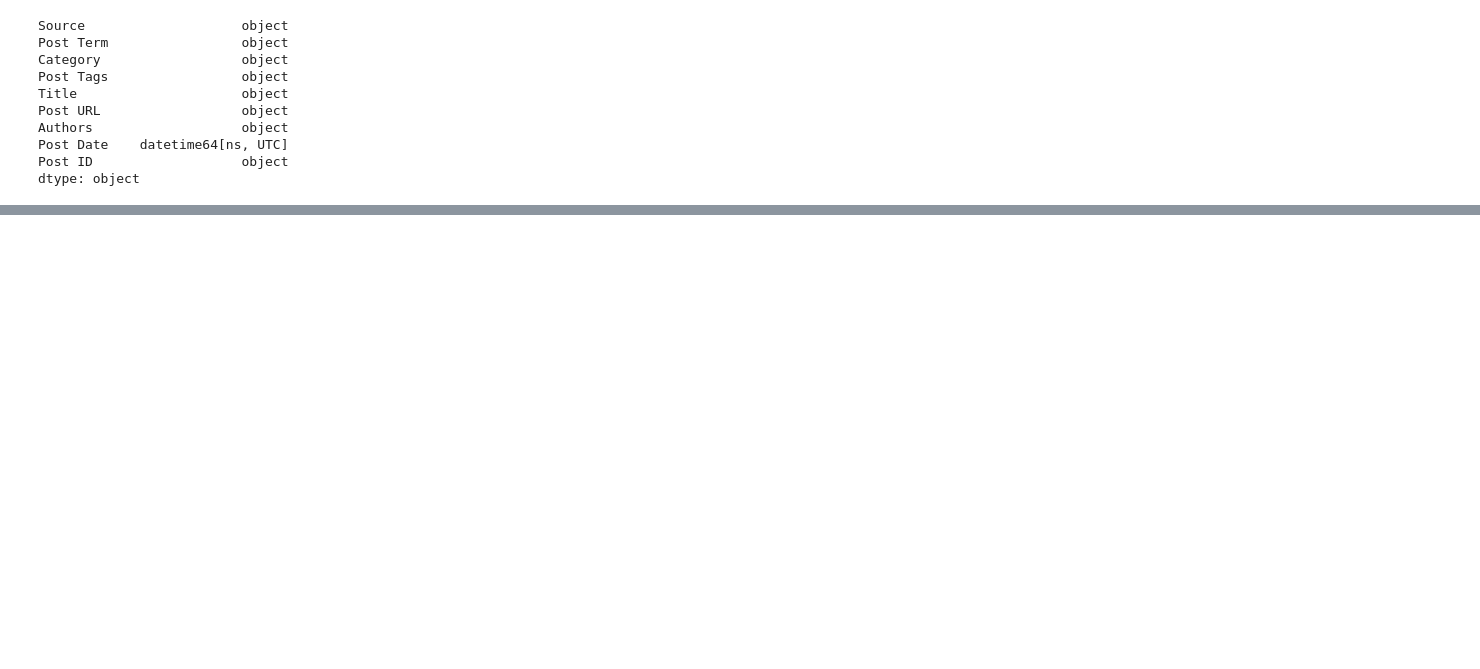
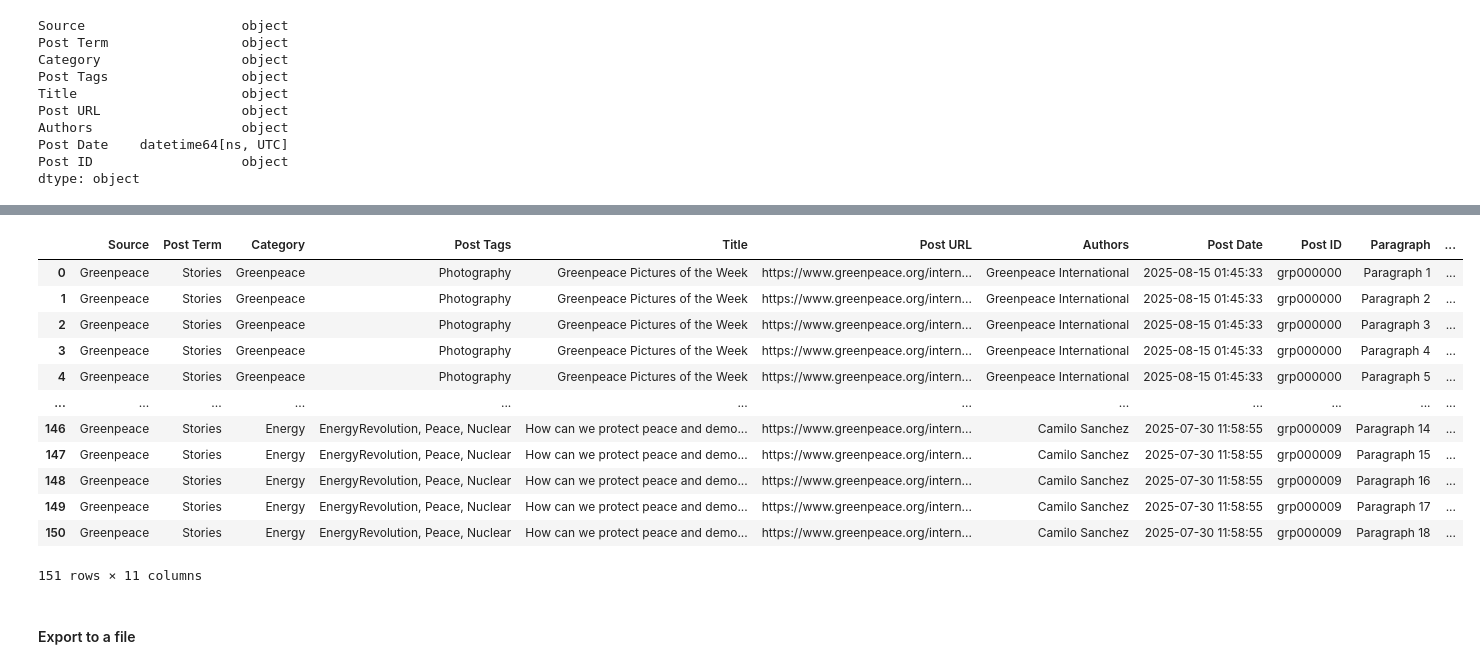
Before and after one commit to laelgelc/cl_st2_arianne, a Jupyter notebook: CL_St2_Ph1_Arianne.ipynb, the cells around one changed output, grey strips where cells are left out. Saved outputs shown, nothing was run; the diff lists cells and outputs as text; code cells hidden in the pictures; blank space fills up the shorter version.

```diff
--- a/CL_St2_Ph1_Arianne.ipynb
+++ b/CL_St2_Ph1_Arianne.ipynb
@@ -326,0 +339,4 @@ df_grp
+# %%
+df_grp = pd.read_json(f"{input_directory}/{dataset_filename_1}.jsonl", lines=True)
+# %%
+df_grp['Post Date'] = pd.to_datetime(df_grp['Post Date'], unit='ms')
@@ -328,0 +402,29 @@ scrape_html_docs(df_grp, path)
+# %%
+# Prepare to collect rows
+data = []
+
+# Loop through each 'Post ID' in the DataFrame
+for _, row in df_grp.iterrows():
+    post_id = row['Post ID']
+
+    paragraph_count = 0
+    file_path = os.path.join(path, f"{post_id}.txt")
+
+    if not os.path.isfile(file_path):
+        print(f"Missing file: {file_path}")
+        continue
+
+    with open(file_path, 'r', encoding='utf-8') as file:
+        for line in file:
+            line = ' '.join(line.split()).strip()
+            if not line:
+                continue
+            paragraph_count += 1
+            data.append({
+                'Post ID': post_id,
+                'Paragraph': f"Paragraph {paragraph_count}",
+                'Text Paragraph': line
+                })
+
+# Create final DataFrame
+df_paragraph = pd.DataFrame(data)
@@ -328,0 +447,20 @@ scrape_html_docs(df_grp, path)
+# %%
+df_grp_paragraph = df_grp.merge(df_paragraph, on='Post ID', how='left')
+# %%
+df_grp_paragraph
+# %% [output]
+|  | Source | Post Term | Category | Post Tags | Title | Post URL | Authors | Post Date | Post ID | Paragraph | ... |
+| 0 | Greenpeace | Stories | Greenpeace | Photography | Greenpeace Pictures of the Week | https://www.greenpeace.org/intern... | Greenpeace International | 2025-08-15 01:45:33 | grp000000 | Paragraph 1 | ... |
+| 1 | Greenpeace | Stories | Greenpeace | Photography | Greenpeace Pictures of the Week | https://www.greenpeace.org/intern... | Greenpeace International | 2025-08-15 01:45:33 | grp000000 | Paragraph 2 | ... |
+| 2 | Greenpeace | Stories | Greenpeace | Photography | Greenpeace Pictures of the Week | https://www.greenpeace.org/intern... | Greenpeace International | 2025-08-15 01:45:33 | grp000000 | Paragraph 3 | ... |
+| 3 | Greenpeace | Stories | Greenpeace | Photography | Greenpeace Pictures of the Week | https://www.greenpeace.org/intern... | Greenpeace International | 2025-08-15 01:45:33 | grp000000 | Paragraph 4 | ... |
+| 4 | Greenpeace | Stories | Greenpeace | Photography | Greenpeace Pictures of the Week | https://www.greenpeace.org/intern... | Greenpeace International | 2025-08-15 01:45:33 | grp000000 | Paragraph 5 | ... |
+| ... | ... | ... | ... | ... | ... | ... | ... | ... | ... | ... | ... |
+| 146 | Greenpeace | Stories | Energy | EnergyRevolution, Peace, Nuclear | How can we protect peace and demo... | https://www.greenpeace.org/intern... | Camilo Sanchez | 2025-07-30 11:58:55 | grp000009 | Paragraph 14 | ... |
+| 147 | Greenpeace | Stories | Energy | EnergyRevolution, Peace, Nuclear | How can we protect peace and demo... | https://www.greenpeace.org/intern... | Camilo Sanchez | 2025-07-30 11:58:55 | grp000009 | Paragraph 15 | ... |
+| 148 | Greenpeace | Stories | Energy | EnergyRevolution, Peace, Nuclear | How can we protect peace and demo... | https://www.greenpeace.org/intern... | Camilo Sanchez | 2025-07-30 11:58:55 | grp000009 | Paragraph 16 | ... |
+| 149 | Greenpeace | Stories | Energy | EnergyRevolution, Peace, Nuclear | How can we protect peace and demo... | https://www.greenpeace.org/intern... | Camilo Sanchez | 2025-07-30 11:58:55 | grp000009 | Paragraph 17 | ... |
+| 150 | Greenpeace | Stories | Energy | EnergyRevolution, Peace, Nuclear | How can we protect peace and demo... | https://www.greenpeace.org/intern... | Camilo Sanchez | 2025-07-30 11:58:55 | grp000009 | Paragraph 18 | ... |
+151 rows × 11 columns
+# %% [markdown]
+#### Export to a file
```
Also changed, not shown: parts of 18 cells of this notebook, 28 other files.
